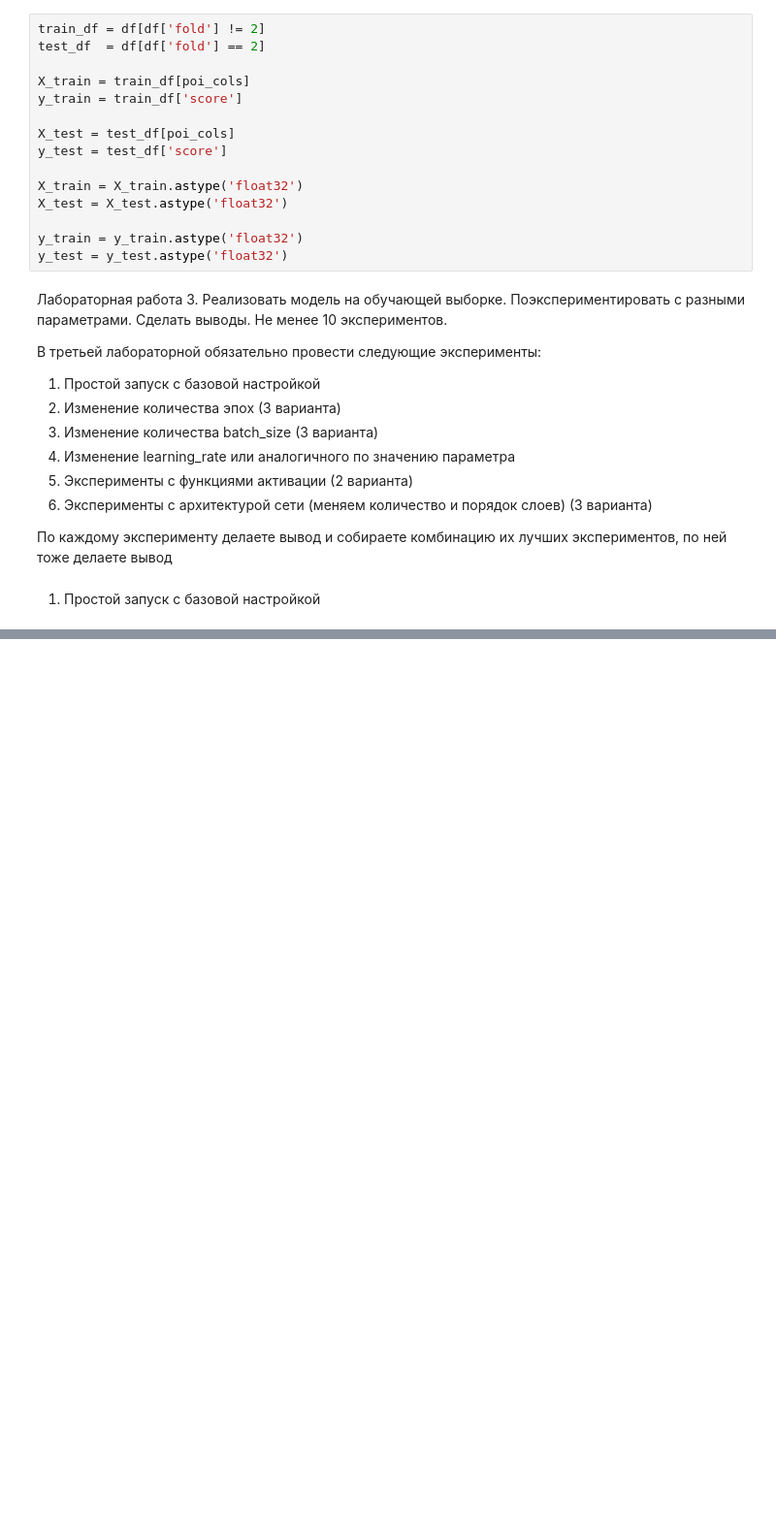
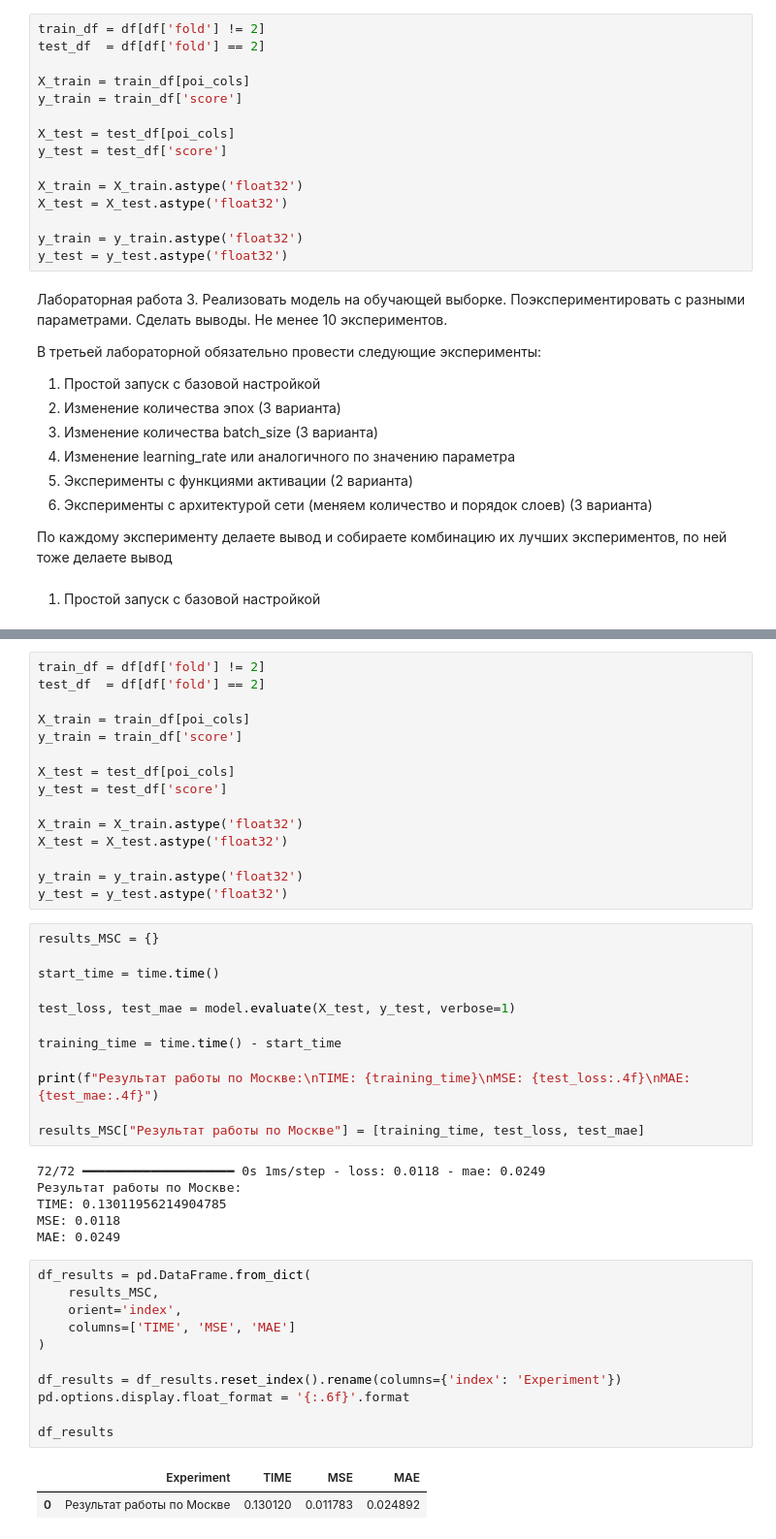
Before and after one commit to Likogeles/Tourism_data_prepare, a Jupyter notebook: main.ipynb, the cells around one changed output, grey strips where cells are left out. Shown at 97% size. Cells and saved outputs as stored; diff of their text form; blank space fills up the shorter version.

Commit message:
Добавлена выборка по Москве и тесты по ней

```diff
--- a/main.ipynb
+++ b/main.ipynb
@@ -926,0 +1115,47 @@ plt.show()
+# %%
+train_df = df[df['fold'] != 2]
+test_df  = df[df['fold'] == 2]
+
+X_train = train_df[poi_cols]
+y_train = train_df['score']
+
+X_test = test_df[poi_cols]
+y_test = test_df['score']
+
+X_train = X_train.astype('float32')
+X_test = X_test.astype('float32')
+
+y_train = y_train.astype('float32')
+y_test = y_test.astype('float32')
+# %%
+results_MSC = {}
+
+start_time = time.time()
+
+test_loss, test_mae = model.evaluate(X_test, y_test, verbose=1)
+
+training_time = time.time() - start_time
+
+print(f"Результат работы по Москве:\nTIME: {training_time}\nMSE: {test_loss:.4f}\nMAE: {test_mae:.4f}")
+
+results_MSC["Результат работы по Москве"] = [training_time, test_loss, test_mae]
+# %% [output]
+72/72 ━━━━━━━━━━━━━━━━━━━━ 0s 1ms/step - loss: 0.0118 - mae: 0.0249
+Результат работы по Москве:
+TIME: 0.13011956214904785
+MSE: 0.0118
+MAE: 0.0249
+# %%
+df_results = pd.DataFrame.from_dict(
+    results_MSC,
+    orient='index',
+    columns=['TIME', 'MSE', 'MAE']
+)
+
+df_results = df_results.reset_index().rename(columns={'index': 'Experiment'})
+pd.options.display.float_format = '{:.6f}'.format
+
+df_results
+# %% [output]
+|  | Experiment | TIME | MSE | MAE |
+| 0 | Результат работы по Москве | 0.130120 | 0.011783 | 0.024892 |
```
Also changed, not shown: parts of 22 cells of this notebook, 3 other files.
